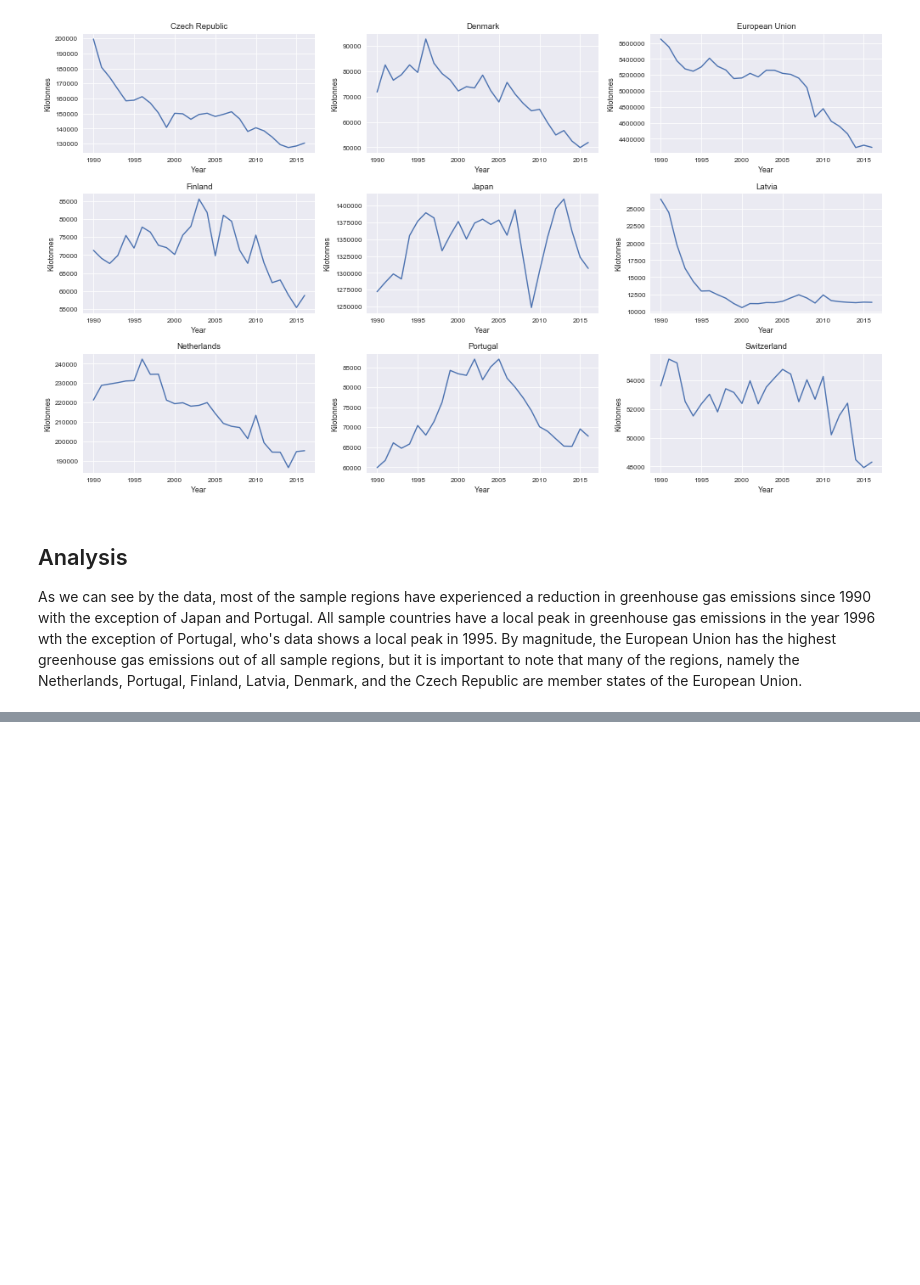
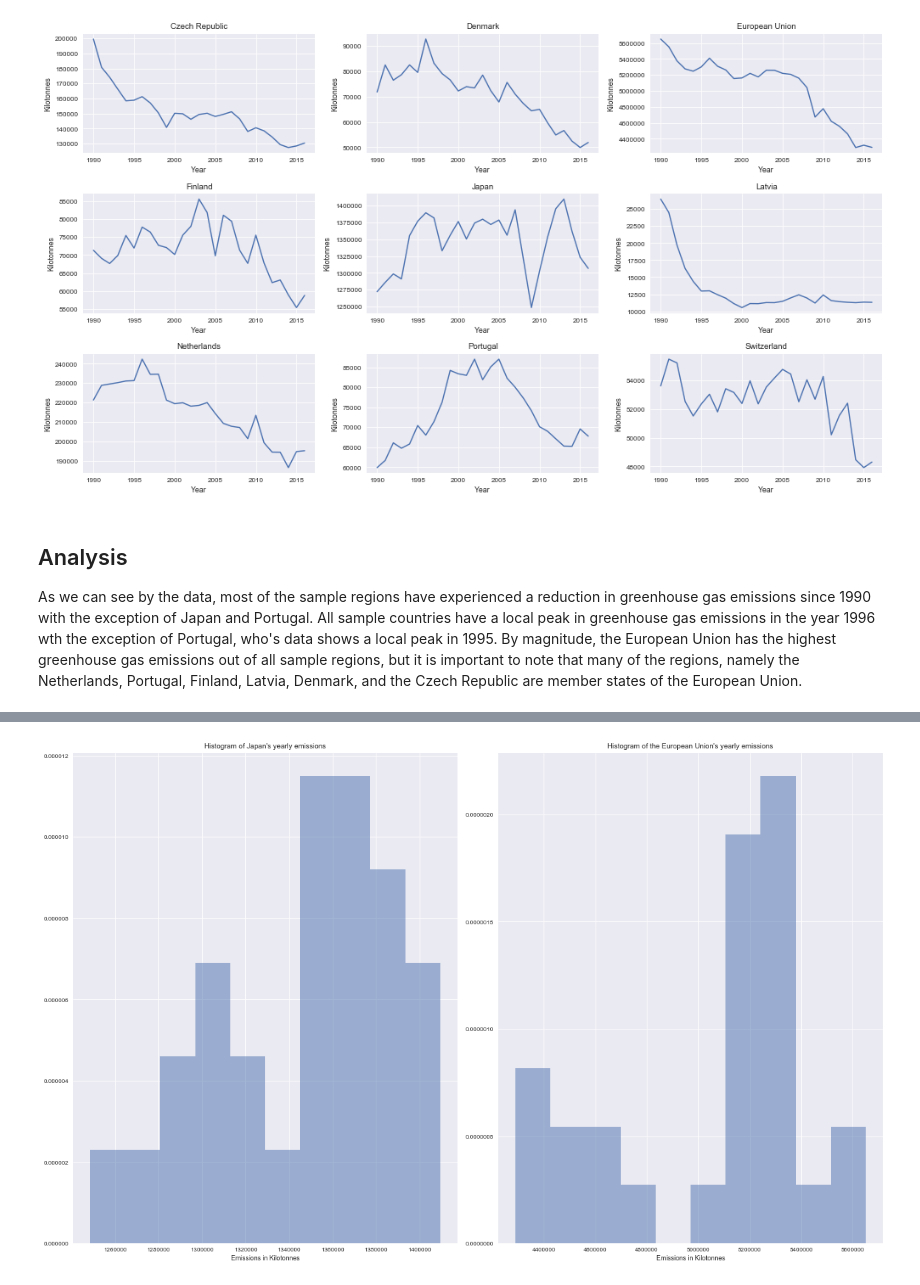
Before and after one commit to Cervantes92/un-emissions-data-analysis, a Jupyter notebook: main.py.ipynb, the cells around one changed output, grey strips where cells are left out. Saved outputs shown, nothing was run; the diff lists cells and outputs as text; code cells hidden in the pictures; blank space fills up the shorter version.

```diff
--- a/main.py.ipynb
+++ b/main.py.ipynb
@@ -61,0 +98,17 @@ plt.show()
+# %%
+plt.figure(figsize=(16,10))
+plt.subplot(1,2,1)
+plt.title('Histogram of Japan\'s yearly emissions')
+plt.hist(df.loc[lambda df: df['Country'] == 'Japan']['Kilotonnes'], normed = True, alpha = 0.5)
+plt.xlabel('Emissions in Kilotonnes')
+
+plt.subplot(1,2,2)
+plt.title('Histogram of the European Union\'s yearly emissions')
+plt.hist(df.loc[lambda df: df['Country'] == 'European Union']['Kilotonnes'], normed = True, alpha = 0.5)
+plt.xlabel('Emissions in Kilotonnes')
+
+plt.tight_layout()
+
+plt.show()
+# %% [output]
+[figure, added]
```
Also changed, not shown: parts of 3 cells of this notebook.
